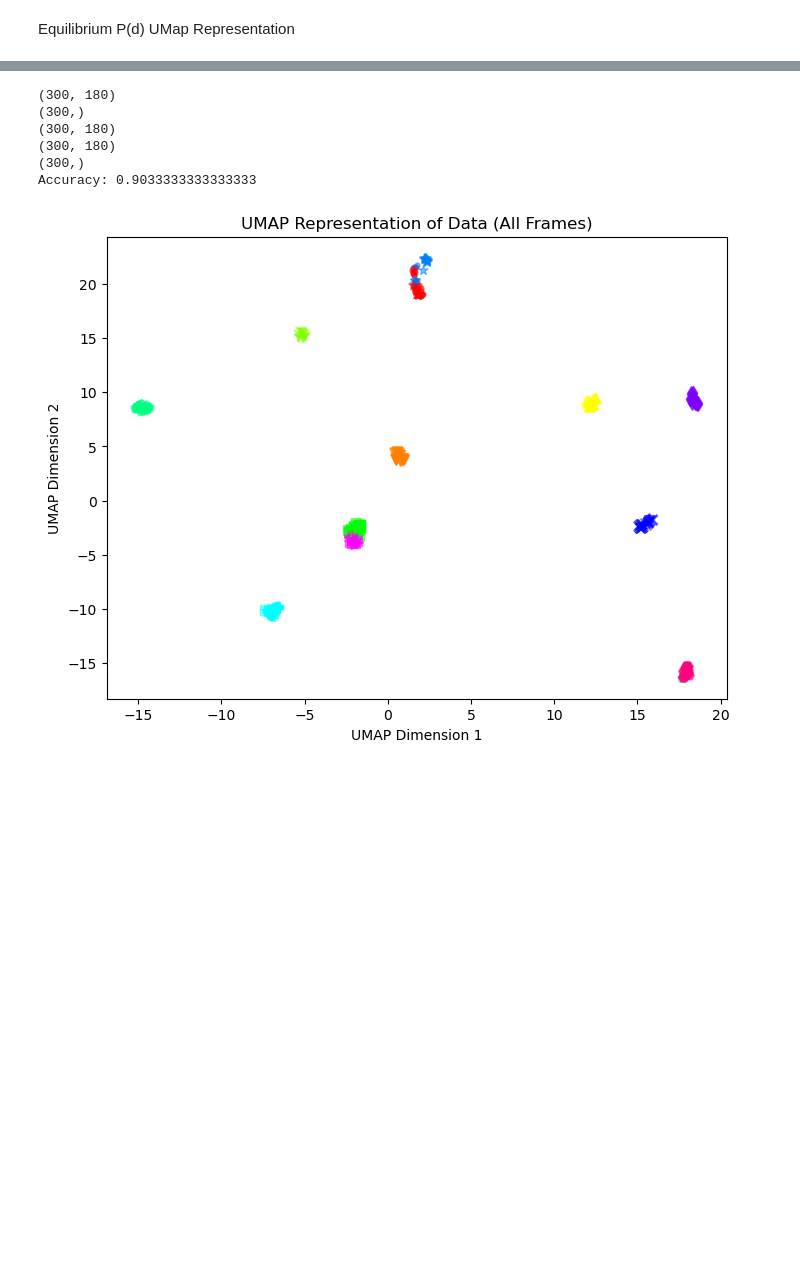
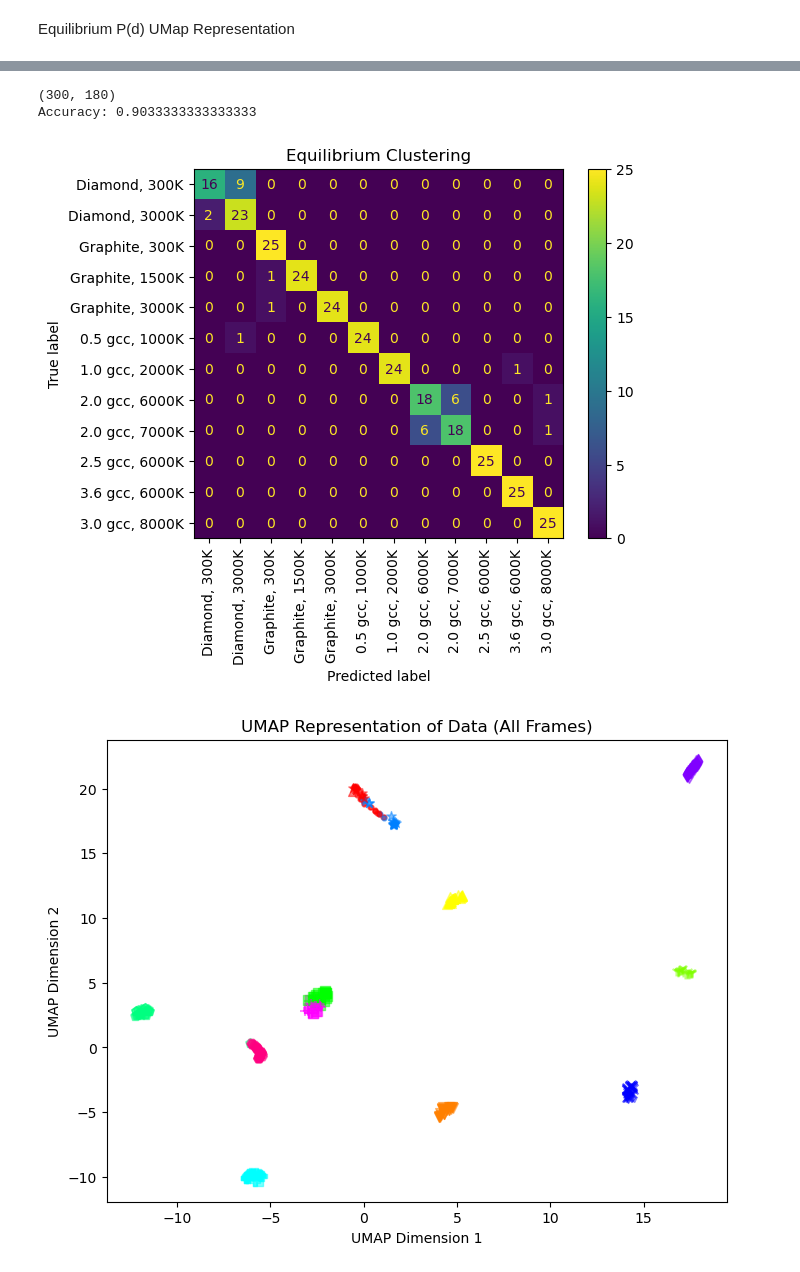
Before and after one commit to laubachb/chimes_CGD-myLLFork, a Jupyter notebook: dissimilarity_clustering/umap_pd.ipynb, the cells around one changed output, grey strips where cells are left out. Saved outputs shown, nothing was run; the diff lists cells and outputs as text; code cells hidden in the pictures; blank space fills up the shorter version.

Commit message:
Updated data_clustering

```diff
--- a/dissimilarity_clustering/umap_pd.ipynb
+++ b/dissimilarity_clustering/umap_pd.ipynb
@@ -172,16 +172,10 @@ numbers_range = np.arange(12)
 # Create the array
 labels = np.repeat(numbers_range, max_repetitions)
 all_df = pd.DataFrame(all_array)
-
-print(np.shape(labels))
-print(np.shape(all_df))
-
 all_df['labels'] = labels
 new_labels = all_df['labels']
 all_df.fillna(0, inplace=True)
 all_df.drop(columns=['labels'], inplace=True)
-print(np.shape(all_df))
-print(np.shape(labels))
 
 closest_clusters = []
 for i, row in all_df.iterrows():
@@ -194,23 +188,23 @@ for i, row in all_df.iterrows():
 accuracy = accuracy_score(labels, closest_clusters)
 print("Accuracy:", accuracy)
 
-# cm = confusion_matrix(labels, closest_clusters)
+cm = confusion_matrix(labels, closest_clusters)
 
-# # Define the new order of indices for visualization
-# new_order = [7, 0, 8, 9, 1, 2, 3, 4, 10, 11, 5, 6]
+# Define the new order of indices for visualization
+new_order = [7, 0, 8, 9, 1, 2, 3, 4, 10, 11, 5, 6]
 
-# # Reorder rows and columns of the confusion matrix
-# reordered_cm = cm[new_order][:, new_order]
+# Reorder rows and columns of the confusion matrix
+reordered_cm = cm[new_order][:, new_order]
 
-# # Sort the sp_labels dictionary based on the new_order
-# sorted_sp_labels = {k: sp_labels[k] for k in sorted(sp_labels, key=lambda x: new_order.index(x))}
+# Sort the sp_labels dictionary based on the new_order
+sorted_sp_labels = {k: sp_labels[k] for k in sorted(sp_labels, key=lambda x: new_order.index(x))}
 
-# # Plot confusion matrix
-# disp = ConfusionMatrixDisplay(confusion_matrix=reordered_cm,
-#                                display_labels=[sorted_sp_labels[i] for i in sorted_sp_labels.keys()])
-# disp.plot(xticks_rotation=90)
-# plt.title("Equilibrium Clustering")
-# plt.show()
+# Plot confusion matrix
+disp = ConfusionMatrixDisplay(confusion_matrix=reordered_cm,
+                               display_labels=[sorted_sp_labels[i] for i in sorted_sp_labels.keys()])
+disp.plot(xticks_rotation=90)
+plt.title("Equilibrium Clustering")
+plt.show()
 
 # Create a UMAP model with 2 components (dimensions)
 umap_model = umap.UMAP(n_components=2)
@@ -219,35 +213,32 @@ umap_model = umap.UMAP(n_components=2)
 embedding = umap_model.fit_transform(all_df)
 
 # Plot the embedded data with colors and shapes based on labels
 plt.figure(figsize=(8, 6))  # Adjust figure size if needed
 
 # Define the number of unique labels
 num_labels = 12
 
 # Create a colormap using the 'hsv' colormap
 color_map = [mcolors.hsv_to_rgb([i / num_labels, 1, 1]) for i in range(num_labels)]
 
 shape_map = [".","v","^","1","s","p","P","*","x","d","+","H"]    # Add more shapes if needed
 
 # Plot points based on closest clusters
 for i in range(len(closest_clusters)):
     color = closest_clusters[i]  # Color based on closest cluster
     shape = labels[i]         # Shape based on arr_labels
     x, y = embedding[i]      # Coordinates of the point
 
     plt.scatter(x, y, s=50, c=color_map[color], marker=shape_map[shape], alpha=0.5, label=f'Cluster {color} Shape {shape}')
     #plt.scatter(x, y, s=50, c=color_map[color], marker=shape_map[shape], alpha=0.5, label=f'Cluster {color} Shape')
     #plt.scatter(x, y, s=50, c=color_map[color], marker=shape_map[shape], alpha=0.5)
 
 plt.xlabel('UMAP Dimension 1')
 plt.ylabel('UMAP Dimension 2')
 plt.title('UMAP Representation of Data (All Frames)')
 plt.show()
 # %% [output]
 (300, 180)
-(300,)
-(300, 180)
-(300, 180)
-(300,)
 Accuracy: 0.9033333333333333
-[figure, old version]
+[figure, new version]
+[figure, added]
```
Also changed, not shown: parts of 1 cell of this notebook, 1 other file.
